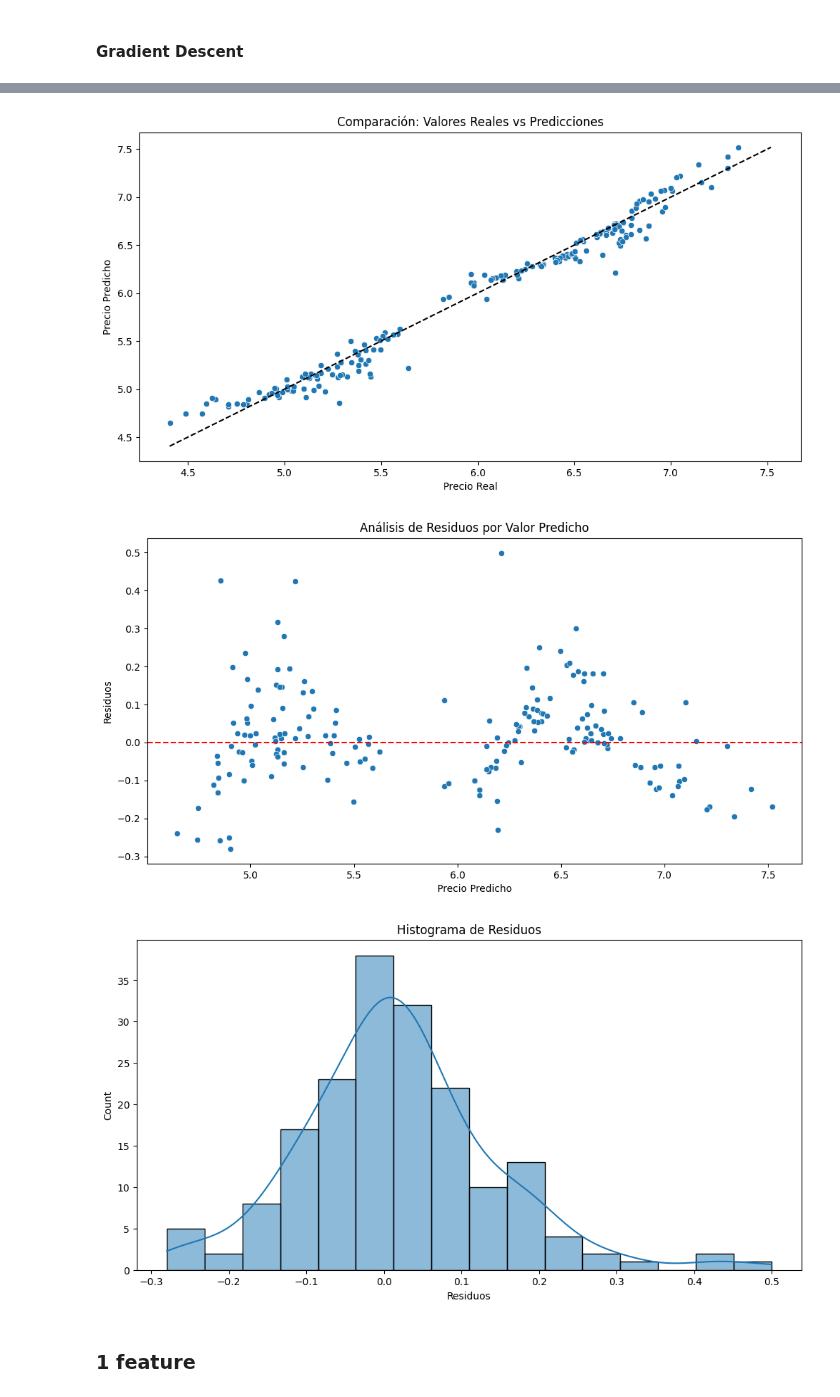
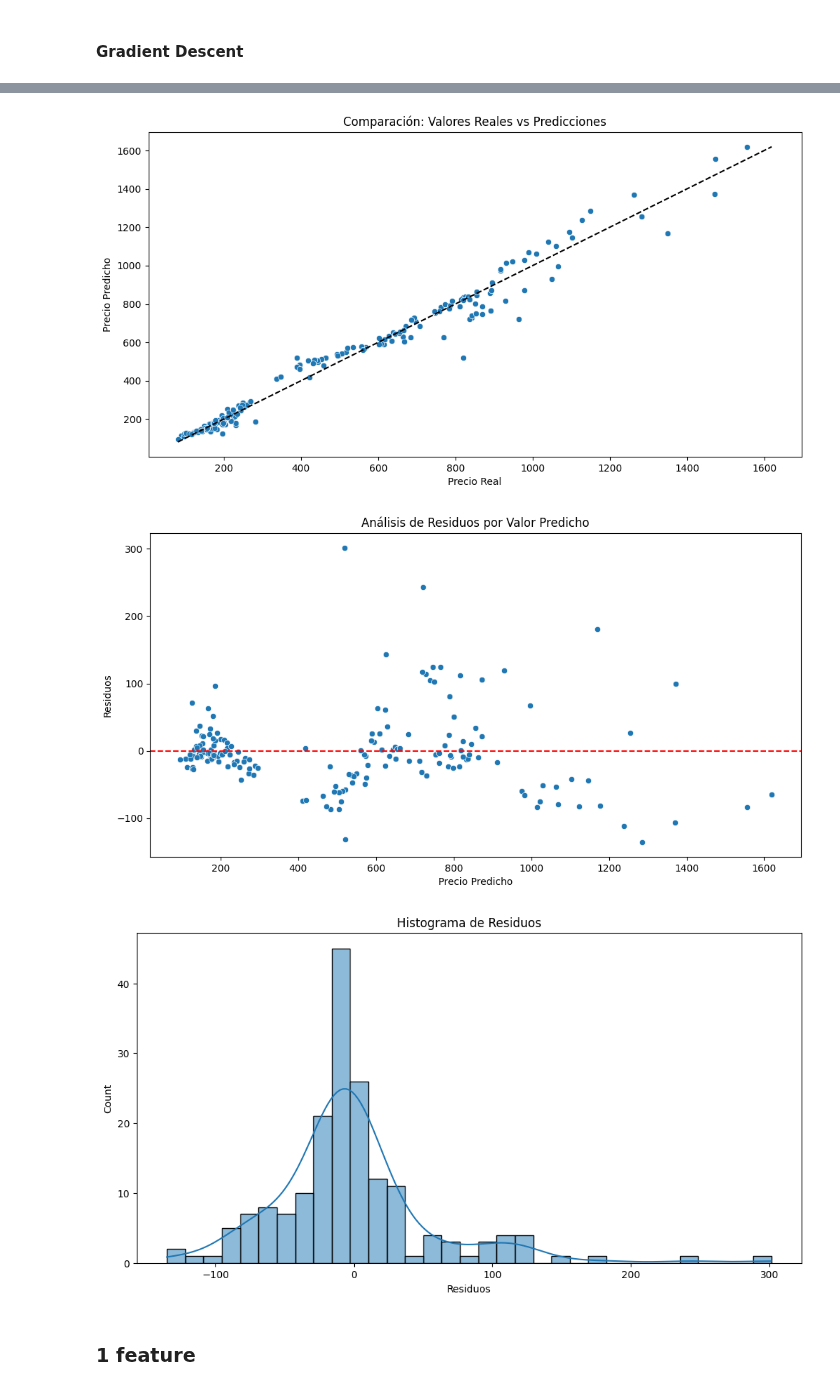
Before and after one commit to frizynn/tp1-machine-learning, a Jupyter notebook: src/Entrega_Tp1.ipynb, the cells around one changed output, grey strips where cells are left out. Drawn from its saved outputs; the diff is of its cells as text; code cells hidden in the pictures.

Commit message:
Add train_and_evaluate_model function for model training and evaluation

```diff
--- a/src/Entrega_Tp1.ipynb
+++ b/src/Entrega_Tp1.ipynb
@@ -364,0 +302,20 @@ Iteraciones: 303/1000
+# %%
+from utils import train_and_evaluate_model
+from models.regression.linear_regressor import LinearRegressor
+
+results = train_and_evaluate_model(
+    data_path=r"../data/processed/casas_dev.csv",
+    target_column="price",
+    test_size=0.20,
+    random_state=12,
+    model_class=LinearRegressor,
+    transform_target=np.log,
+    normalize_features=True,
+    fit_params={'method': 'gradient_descent',
+                "epochs": 1000,
+                "learning_rate":0.01
+                },
+    metrics=['mse', 'r2', 'mae']
+    )
+
+model_gd = results["model"]
@@ -365,24 +341,24 @@ Iteraciones: 303/1000
 # %%
 from utils import visualize_regression_results
 
 custom_titles = {
     "scatter": "Comparación: Valores Reales vs Predicciones",
     "residuals": "Análisis de Residuos por Valor Predicho",
     "distribution": "Histograma de Residuos"
 }
 
 figures = visualize_regression_results(
-    y_test,
-    model_gd.predict(X_test),
+    results['y_test'],
+    results['y_pred_test'],
     transform_func=np.exp,
     fig_size=(12, 6),
     titles=custom_titles,
     show_figures=True
 )
 # %% [output]
-[figure, old version]
+[figure, new version]
-[figure, old version]
+[figure, new version]
-[figure, old version]
+[figure, new version]
 # %% [markdown]
 ### 1 feature
 # %% [markdown]
```
Also changed, not shown: parts of 17 cells of this notebook, 2 other files.
